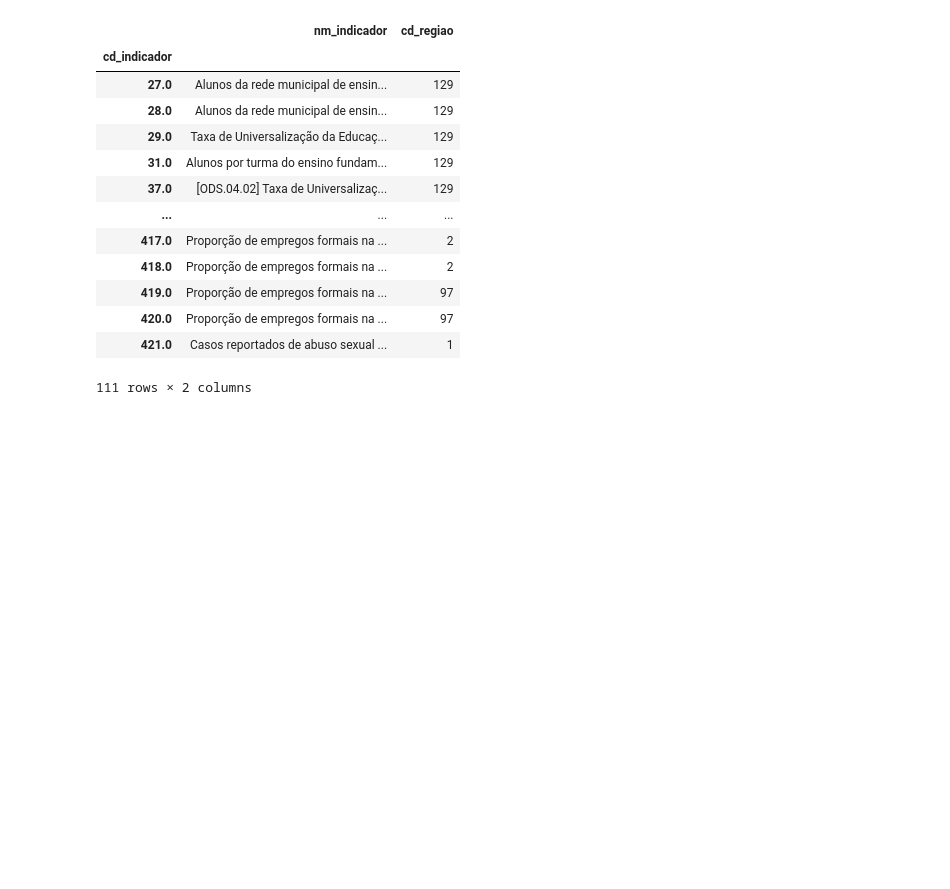
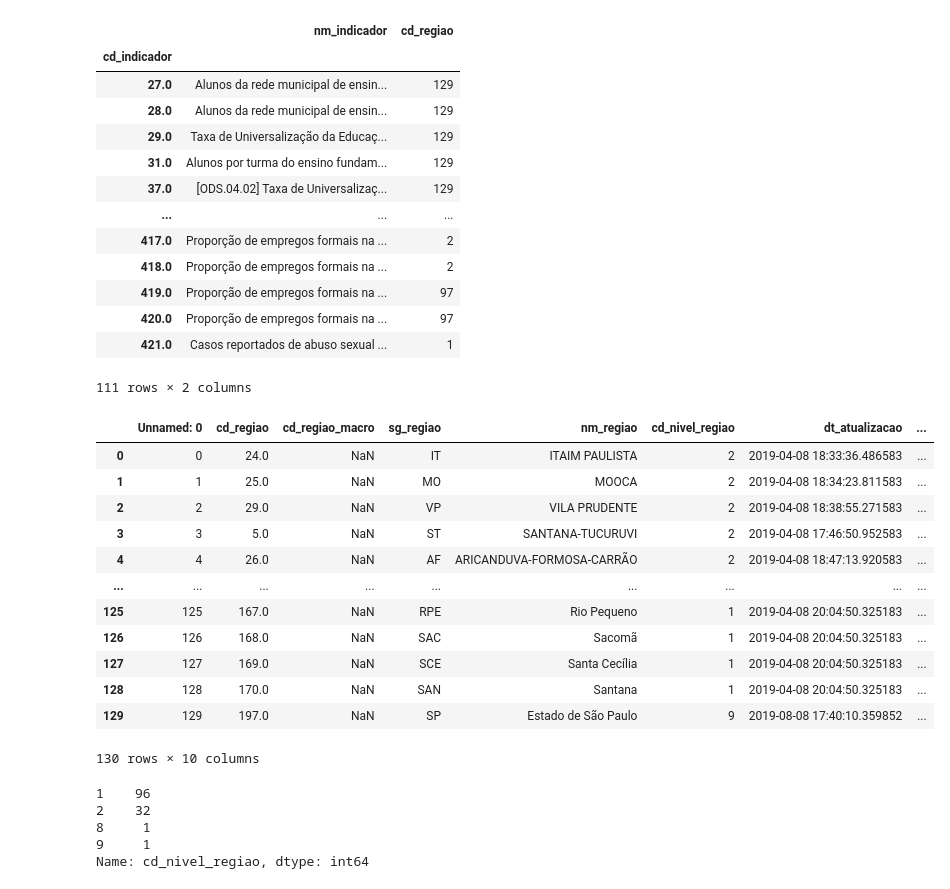
Before and after one commit to geoinfo-smdu/observando-o-observaSampa, a Jupyter notebook: Verificando indicadores regionalizados.ipynb, the cells around one changed output. Cells and saved outputs as stored; diff of their text form; code cells hidden in the pictures; blank space fills up the shorter version.

```diff
--- a/Verificando indicadores regionalizados.ipynb
+++ b/Verificando indicadores regionalizados.ipynb
@@ -240,3 +240,29 @@ agg({
 | 420.0 | Proporção de empregos formais na ... | 97 |
 | 421.0 | Casos reportados de abuso sexual ... | 1 |
 111 rows × 2 columns
+# %%
+df_regioes = pd.read_csv('resultados/regiao.csv.gz')
+# %%
+df_regioes
+# %% [output]
+|  | Unnamed: 0 | cd_regiao | cd_regiao_macro | sg_regiao | nm_regiao | cd_nivel_regiao | dt_atualizacao | ... |
+| 0 | 0 | 24.0 | NaN | IT | ITAIM PAULISTA | 2 | 2019-04-08 18:33:36.486583 | ... |
+| 1 | 1 | 25.0 | NaN | MO | MOOCA | 2 | 2019-04-08 18:34:23.811583 | ... |
+| 2 | 2 | 29.0 | NaN | VP | VILA PRUDENTE | 2 | 2019-04-08 18:38:55.271583 | ... |
+| 3 | 3 | 5.0 | NaN | ST | SANTANA-TUCURUVI | 2 | 2019-04-08 17:46:50.952583 | ... |
+| 4 | 4 | 26.0 | NaN | AF | ARICANDUVA-FORMOSA-CARRÃO | 2 | 2019-04-08 18:47:13.920583 | ... |
+| ... | ... | ... | ... | ... | ... | ... | ... | ... |
+| 125 | 125 | 167.0 | NaN | RPE | Rio Pequeno | 1 | 2019-04-08 20:04:50.325183 | ... |
+| 126 | 126 | 168.0 | NaN | SAC | Sacomã | 1 | 2019-04-08 20:04:50.325183 | ... |
+| 127 | 127 | 169.0 | NaN | SCE | Santa Cecília | 1 | 2019-04-08 20:04:50.325183 | ... |
+| 128 | 128 | 170.0 | NaN | SAN | Santana | 1 | 2019-04-08 20:04:50.325183 | ... |
+| 129 | 129 | 197.0 | NaN | SP | Estado de São Paulo | 9 | 2019-08-08 17:40:10.359852 | ... |
+130 rows × 10 columns
+# %%
+df_regioes.cd_nivel_regiao.value_counts()
+# %% [output]
+1    96
+2    32
+8     1
+9     1
+Name: cd_nivel_regiao, dtype: int64
```
Also changed, not shown: 1 other file.
